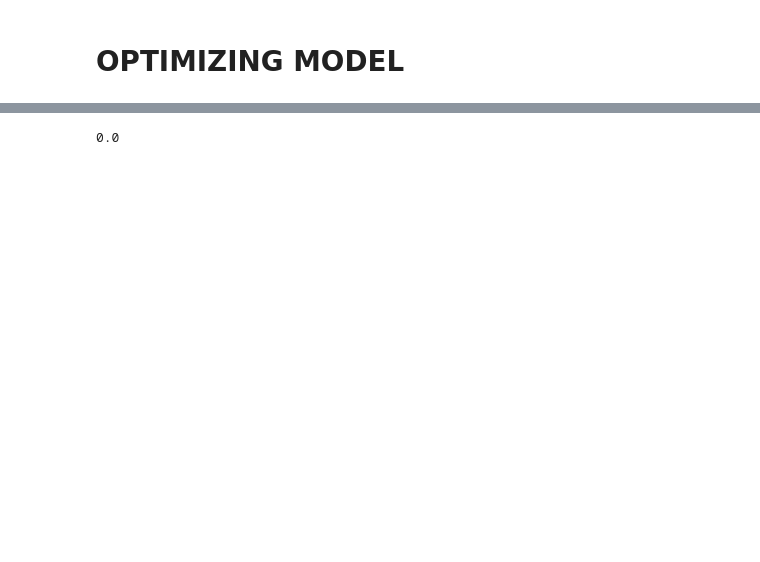
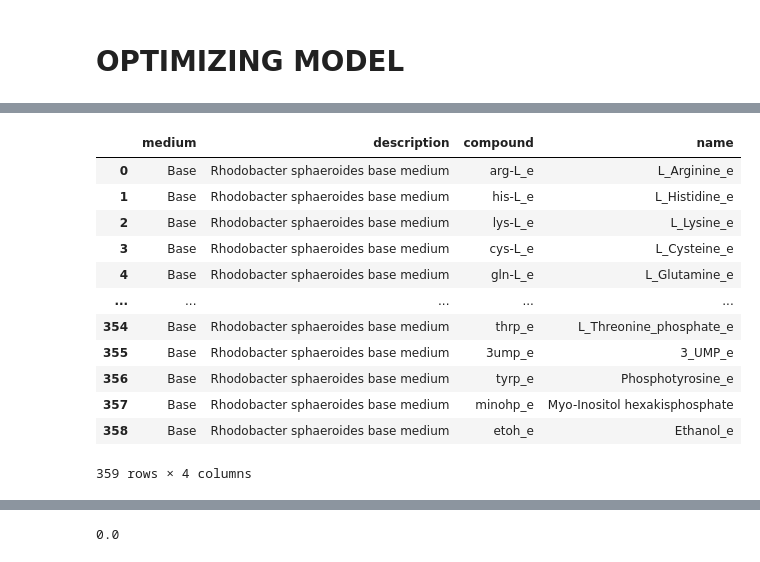
Before and after one commit to CRISPR-CARB/Rhodobacter_sphaeroides_GEMs, a Jupyter notebook: Notebooks/iRsp1140_add_CCN_reactions.ipynb, the cells around one changed output, grey strips where cells are left out. Drawn from its saved outputs; the diff is of its cells as text; code cells hidden in the pictures; blank space fills up the shorter version.

Commit message:
Added gapfilling mediadb

```diff
--- a/Notebooks/iRsp1140_add_CCN_reactions.ipynb
+++ b/Notebooks/iRsp1140_add_CCN_reactions.ipynb
@@ -48,0 +57,59 @@ Optimal solution with objective value 122.059
+# %%
+def get_metabolite_from_exchange_rxn(model, exchange_rxn_id):
+    met = list(model.reactions.get_by_id(exchange_rxn_id).metabolites)[0]
+    return met
+
+def test_get_metabolite_from_exchange_rxn():
+    model = cobra.io.read_sbml_model('../rhodobacter/model_compartment_cleaned.xml')
+    met = get_metabolite_from_exchange_rxn(model, 'EX_cpd00051_e')
+    assert met.id == 'arg-L_e'
+
+test_get_metabolite_from_exchange_rxn()
+# %%
+import pandas as pd
+
+def create_media_db(model, medium_name, medium_description):
+    """creates a media database for a model.
+    The library must be a tab-separated file with four columns:
+
+medium: short id to be passed in command line (example: X)
+
+description: description of the medium (optional, example: Our magic X formula)
+
+compound: compound id (example: glc)
+
+name: compound name (optional, example: Glucose)
+
+Please note that, at this moment, CarveMe only supports metabolite ids from the BiGG database.
+
+    Args: model (cobra.Model): a model
+    medium_name (str): the name of the medium
+    medium_description (str): the description of the medium
+    Returns: a media database
+
+    """
+    media_db = pd.DataFrame(columns=['medium', 'description', 'compound', 'name'])
+    media_db['compound'] = pd.Series([get_metabolite_from_exchange_rxn(model, rxn).id for rxn in model.medium])
+    media_db['name'] = pd.Series([get_metabolite_from_exchange_rxn(model, rxn).name for rxn in model.medium])
+    media_db['medium'] = medium_name
+    media_db['description'] = medium_description
+
+
+    return media_db
+
+media_db = create_media_db(model, 'Base', 'Rhodobacter sphaeroides base medium')
+media_db
+# %% [output]
+|  | medium | description | compound | name |
+| 0 | Base | Rhodobacter sphaeroides base medium | arg-L_e | L_Arginine_e |
+| 1 | Base | Rhodobacter sphaeroides base medium | his-L_e | L_Histidine_e |
+| 2 | Base | Rhodobacter sphaeroides base medium | lys-L_e | L_Lysine_e |
+| 3 | Base | Rhodobacter sphaeroides base medium | cys-L_e | L_Cysteine_e |
+| 4 | Base | Rhodobacter sphaeroides base medium | gln-L_e | L_Glutamine_e |
+| ... | ... | ... | ... | ... |
+| 354 | Base | Rhodobacter sphaeroides base medium | thrp_e | L_Threonine_phosphate_e |
+| 355 | Base | Rhodobacter sphaeroides base medium | 3ump_e | 3_UMP_e |
+| 356 | Base | Rhodobacter sphaeroides base medium | tyrp_e | Phosphotyrosine_e |
+| 357 | Base | Rhodobacter sphaeroides base medium | minohp_e | Myo-Inositol hexakisphosphate |
+| 358 | Base | Rhodobacter sphaeroides base medium | etoh_e | Ethanol_e |
+359 rows × 4 columns
```
Also changed, not shown: parts of 10 cells of this notebook.
